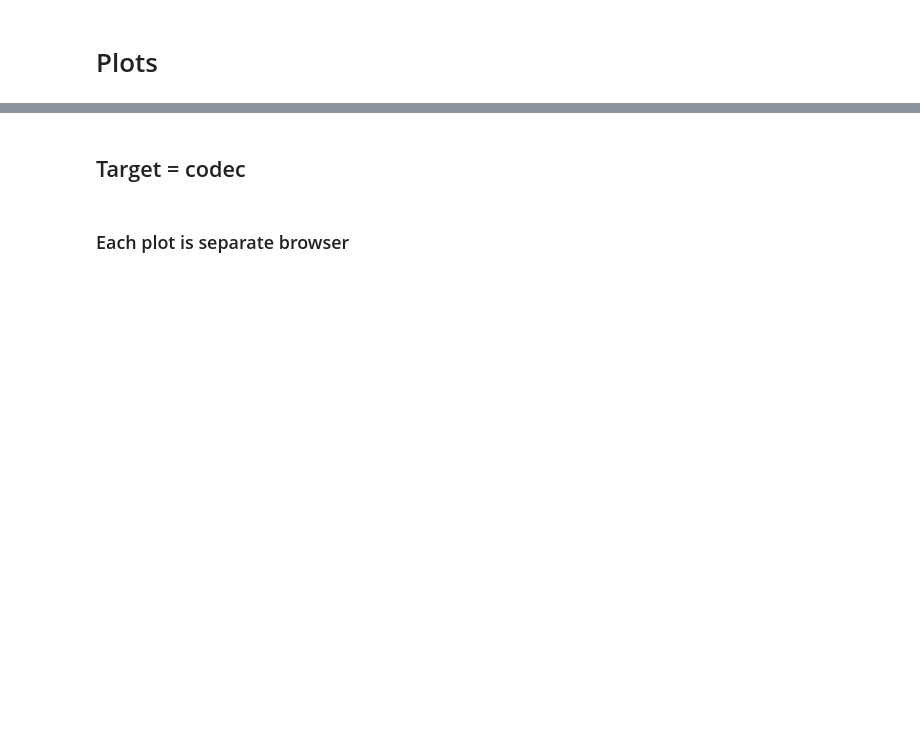
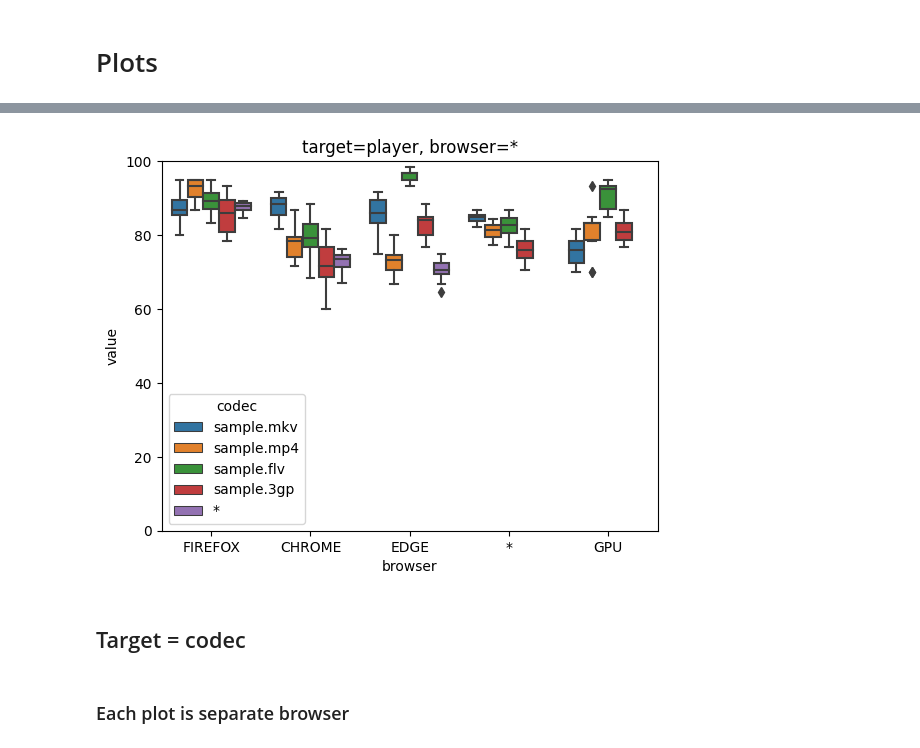
Before and after one commit to aliparlakci/bigger-fish, a Jupyter notebook: plots.ipynb, the cells around one changed output, grey strips where cells are left out. Cells and saved outputs as stored; diff of their text form; code cells hidden in the pictures; blank space fills up the shorter version.

```diff
--- a/plots.ipynb
+++ b/plots.ipynb
@@ -50,3 +58,11 @@ browser_palette = {"CHROME": "C0", "FIREFOX": "C1", "EDGE": "C2", "SAFARI": "C3"
+# %%
+data = transpose_data(filter_data(all_evaluations, target="player", player="*", codec=None, browser=None, platform="Windows11"))
+boxplot = sns.boxplot(data=data, x="browser", y="value", hue="codec")
+boxplot.set(ylim=(0,100))
+boxplot.set_title("target=player, browser=*")
+plt.show()
+# %% [output]
+[figure, added]
 # %% [markdown]
 ## Target = codec
 # %% [markdown]
```
Also changed, not shown: parts of 3 cells of this notebook, 18 other files.
